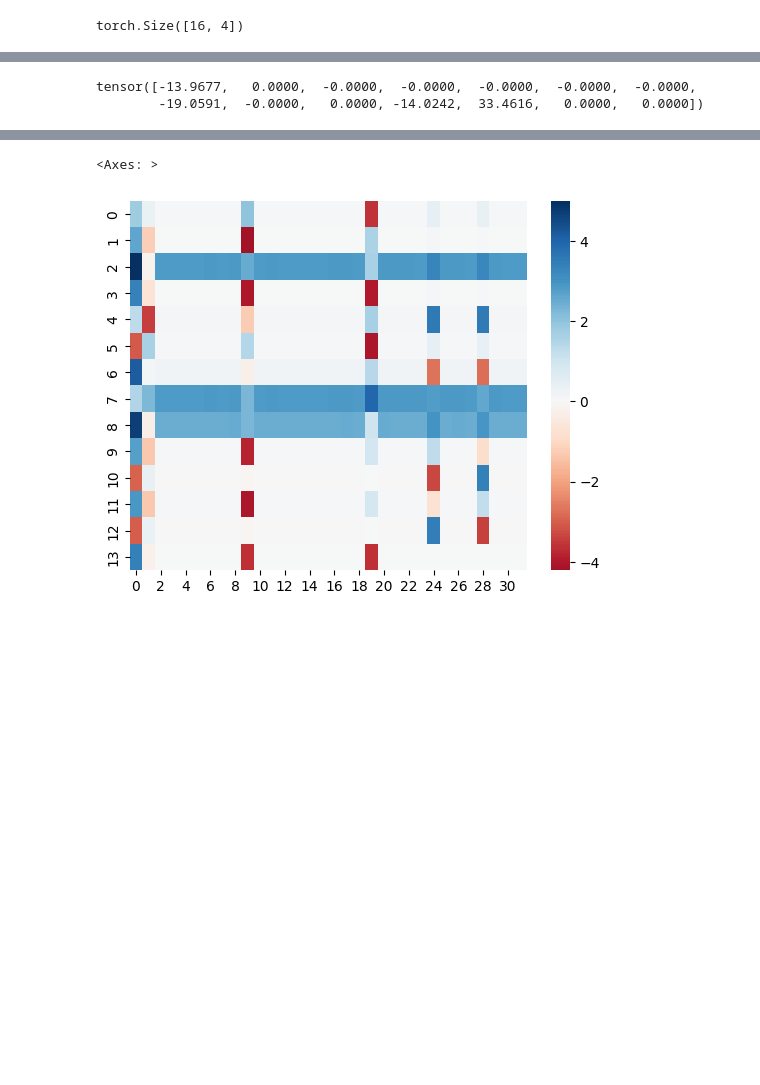
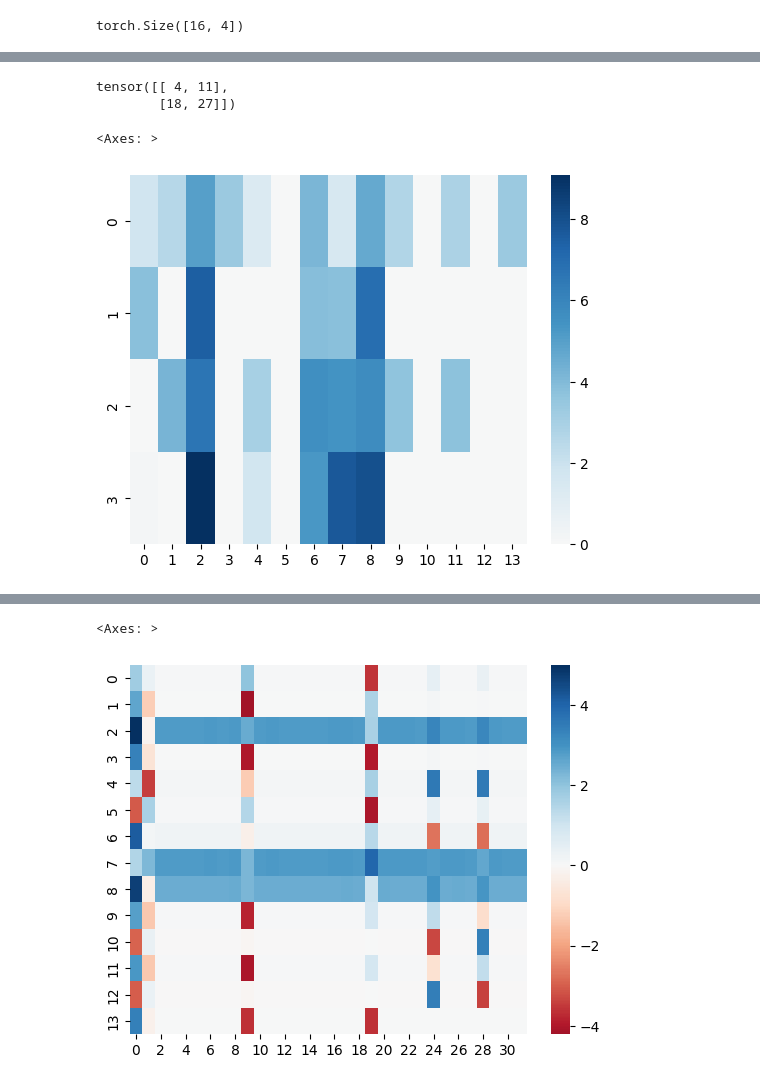
Before and after one commit to jackpeck/spd, a Jupyter notebook: spd/experiments/multitask_sparse_parity/examining_how_mtsp_model_works2.ipynb, the cells around one changed output, grey strips where cells are left out. Drawn from its saved outputs; the diff is of its cells as text; code cells hidden in the pictures; blank space fills up the shorter version.

```diff
--- a/spd/experiments/multitask_sparse_parity/examining_how_mtsp_model_works2.ipynb
+++ b/spd/experiments/multitask_sparse_parity/examining_how_mtsp_model_works2.ipynb
@@ -218,0 +482,11 @@ RuntimeError: shape mismatch: value tensor of shape [16, 4] cannot be broadcast
+# %%
+(
+    torch.randn((config.n_control_bits, config.n_task_bits))
+    .sort()
+    .indices[:, : config.n_xored_bits]
+    .sort()
+    .values
+)
+# %% [output]
+tensor([[ 4, 11],
+        [18, 27]])
@@ -219,8 +504,10 @@ RuntimeError: shape mismatch: value tensor of shape [16, 4] cannot be broadcast
+# %%
+sns.heatmap(x3, cmap="RdBu", center=0)
+# %% [output]
+<Axes: >
+[figure, added]
 # %%
-(x3 * l2_synth[neuron_mask])[7]
+# (x3 * l2_synth[neuron_mask])[7]
-# %% [output]
-tensor([-13.9677,   0.0000,  -0.0000,  -0.0000,  -0.0000,  -0.0000,  -0.0000,
-        -19.0591,  -0.0000,   0.0000, -14.0242,  33.4616,   0.0000,   0.0000])
 # %%
 x4
 # %% [output]
```
Also changed, not shown: parts of 56 cells of this notebook, 2 other files.
